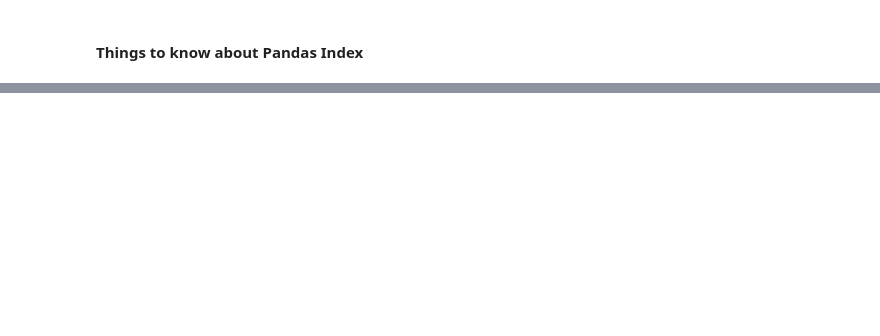
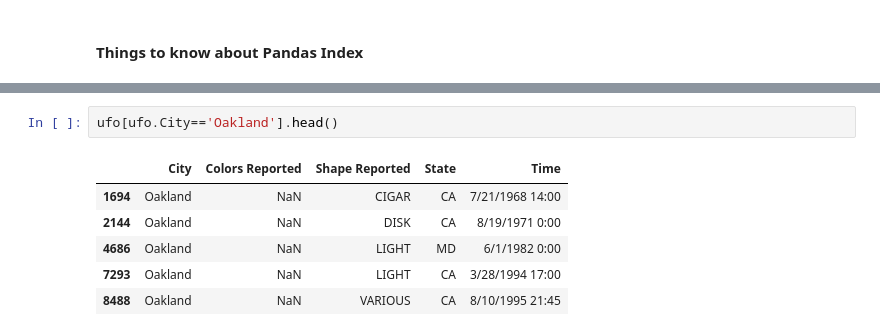
Before and after one commit to shmehta21/Pandas_demo, a Jupyter notebook: pandas.ipynb, the cells around one changed output, grey strips where cells are left out. Saved outputs shown, nothing was run; the diff lists cells and outputs as text; blank space fills up the shorter version.

```diff
--- a/pandas.ipynb
+++ b/pandas.ipynb
@@ -935,0 +1137,9 @@ Name: Shape Reported, dtype: int64
+# %%
+ufo[ufo.City=='Oakland'].head()
+# %% [output]
+|  | City | Colors Reported | Shape Reported | State | Time |
+| 1694 | Oakland | NaN | CIGAR | CA | 7/21/1968 14:00 |
+| 2144 | Oakland | NaN | DISK | CA | 8/19/1971 0:00 |
+| 4686 | Oakland | NaN | LIGHT | MD | 6/1/1982 0:00 |
+| 7293 | Oakland | NaN | LIGHT | CA | 3/28/1994 17:00 |
+| 8488 | Oakland | NaN | VARIOUS | CA | 8/10/1995 21:45 |
```
Also changed, not shown: parts of 36 cells of this notebook.
